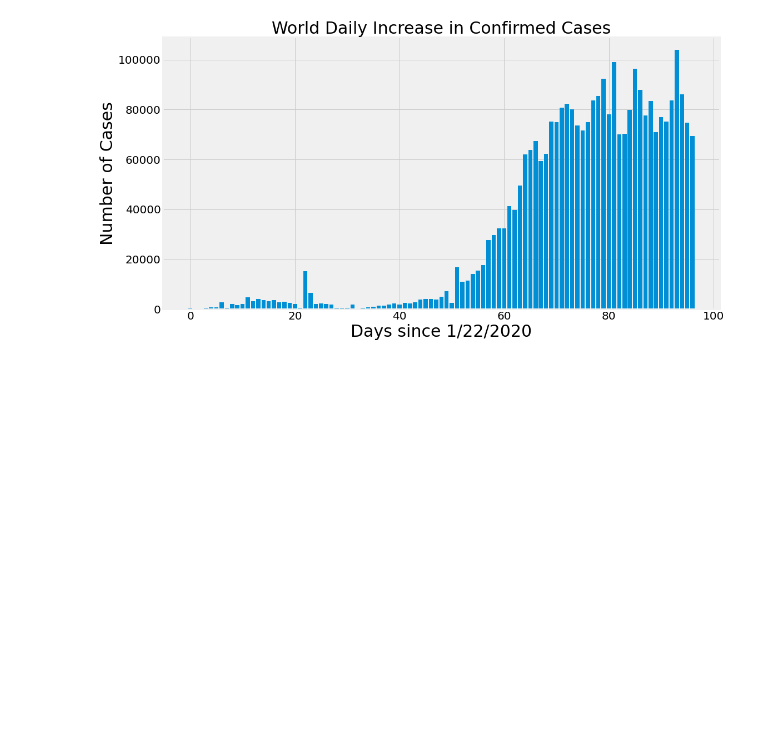
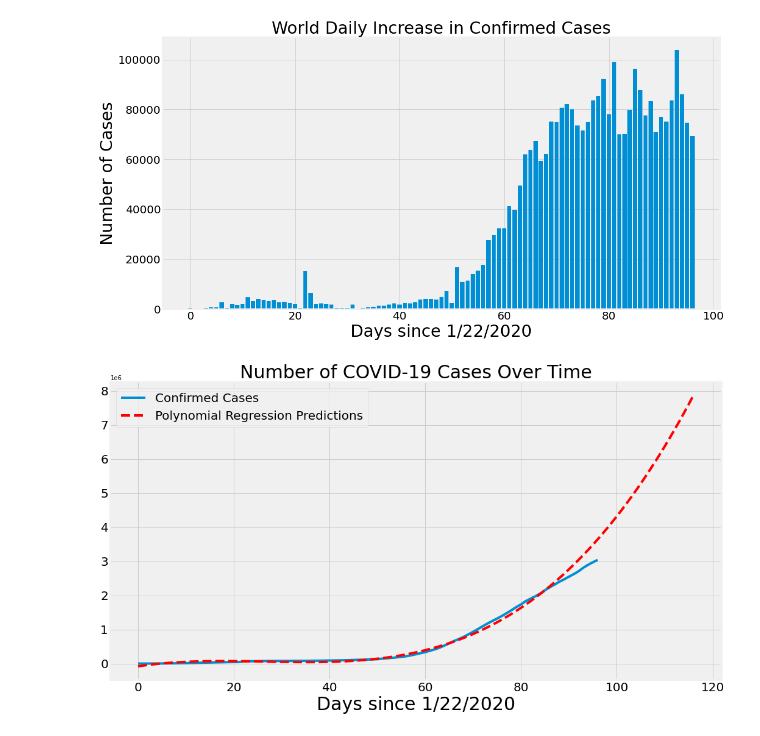
Before and after one commit to dharm1k987/tensorflow_covid-19, a Jupyter notebook: COVID-19 Prediction Analysis.ipynb, the cells around one changed output. Drawn from its saved outputs; the diff is of its cells as text; code cells hidden in the pictures; blank space fills up the shorter version.

```diff
--- a/COVID-19 Prediction Analysis.ipynb
+++ b/COVID-19 Prediction Analysis.ipynb
@@ -648,3 +648,18 @@ plt.yticks(size=20)
 plt.show()
 # %% [output]
 [figure]
+# %%
+def plot_predictions(x, y, pred, algo, color):
+    plt.figure(figsize=(16,9))
+    plt.plot(x, y)
+    plt.plot(future_forecast, pred, linestyle='dashed', color=color)
+    plt.title('Number of COVID-19 Cases Over Time', size=30)
+    plt.xlabel('Days since 1/22/2020', size=30)
+    plt.legend(['Confirmed Cases', algo], prop={'size': 20})
+    plt.xticks(size=20)
+    plt.yticks(size=20)
+    plt.show()
+# %%
+plot_predictions(adjusted_dates, world_cases, linear_pred, 'Polynomial Regression Predictions', 'red')
+# %% [output]
+[figure, added]
```
Also changed, not shown: parts of 3 cells of this notebook.
